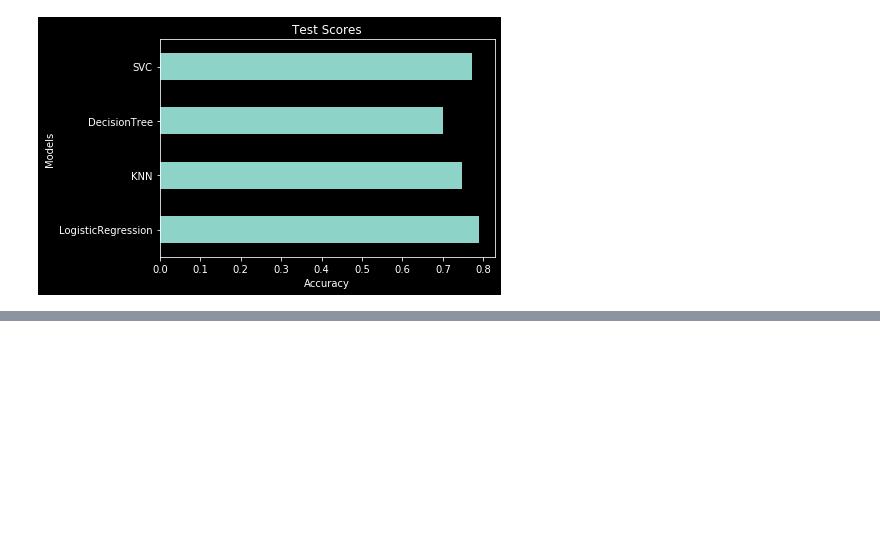
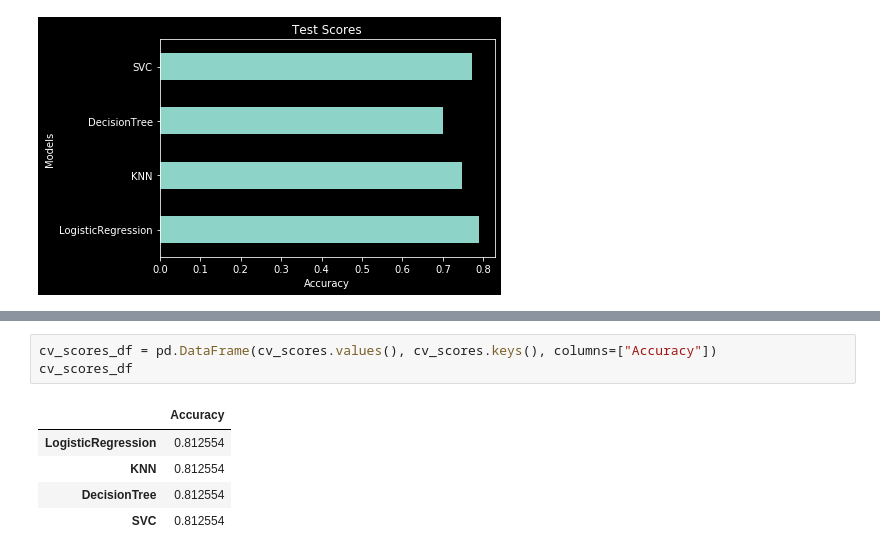
Before and after one commit to Wangsherpa/techtable, a Jupyter notebook: Project-2/project-2.ipynb, the cells around one changed output, grey strips where cells are left out. Cells and saved outputs as stored; diff of their text form; blank space fills up the shorter version.

```diff
--- a/Project-2/project-2.ipynb
+++ b/Project-2/project-2.ipynb
@@ -473,0 +496,9 @@ plt.show()
+# %%
+cv_scores_df = pd.DataFrame(cv_scores.values(), cv_scores.keys(), columns=["Accuracy"])
+cv_scores_df
+# %% [output]
+|  | Accuracy |
+| LogisticRegression | 0.812554 |
+| KNN | 0.812554 |
+| DecisionTree | 0.812554 |
+| SVC | 0.812554 |
```
Also changed, not shown: parts of 6 cells of this notebook, 1 other file.
